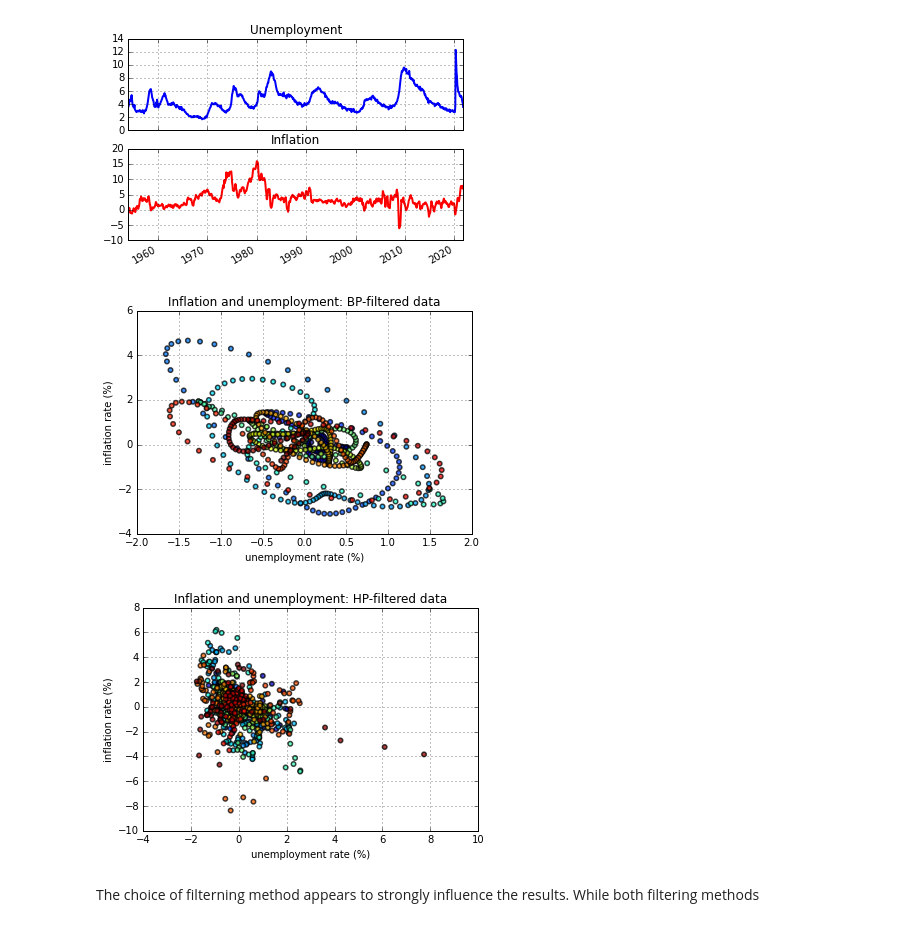
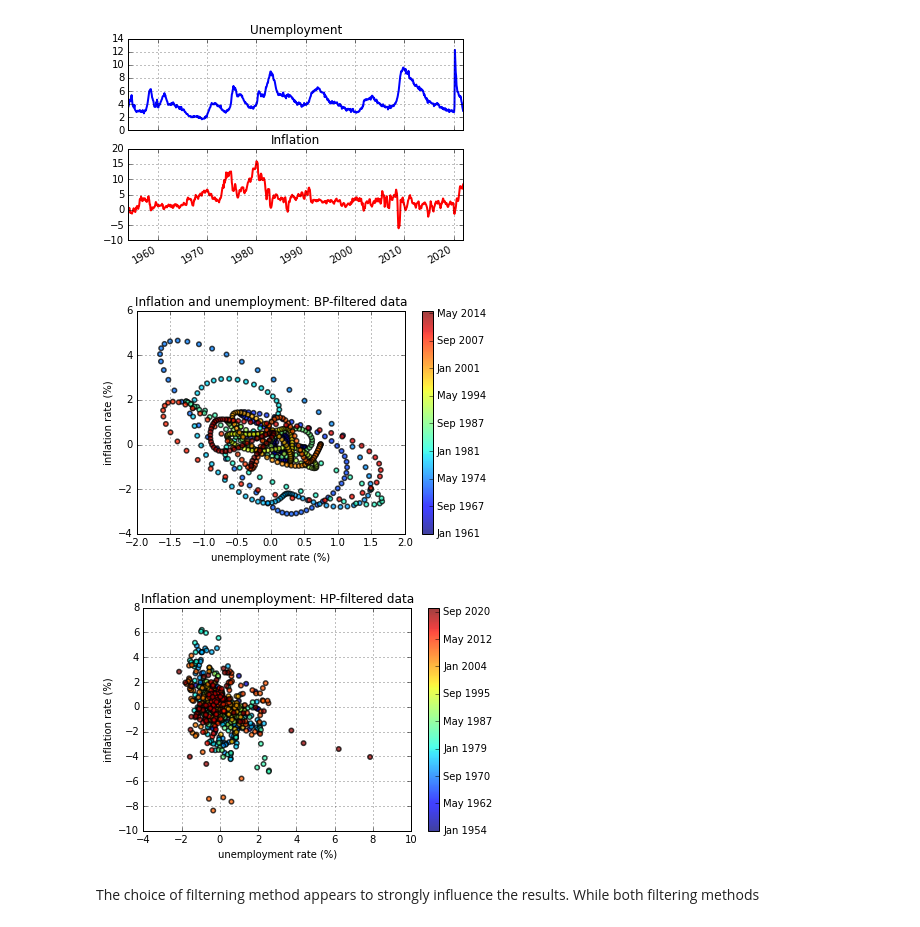
Before and after one commit to letsgoexploring/fredataPackage, a Jupyter notebook: docs/source/fredpy_examples.ipynb, the cells around one changed output. Cells and saved outputs as stored; diff of their text form; code cells hidden in the pictures.

```diff
--- a/docs/source/fredpy_examples.ipynb
+++ b/docs/source/fredpy_examples.ipynb
@@ -357,19 +357,23 @@ fig.autofmt_xdate()
 # %%
 # Filter the data
 p_bpcycle,p_bptrend = p.bp_filter(low=24,high=84,K=84)
 u_bpcycle,u_bptrend = u.bp_filter(low=24,high=84,K=84)
 
 # Scatter plot of BP-filtered inflation and unemployment data (Sargent's Figure 1.5)
 fig = plt.figure()
 ax = fig.add_subplot(1,1,1)
 t = np.arange(len(u_bpcycle.data))
-ax.scatter(u_bpcycle.data,p_bpcycle.data,facecolors='none',alpha=0.75,s=20,c=t, linewidths=1.5)
+plt.scatter(u_bpcycle.data,p_bpcycle.data,facecolors='none',alpha=0.75,s=20,c=t, linewidths=1.5)
 ax.set_xlabel('unemployment rate (%)')
 ax.set_ylabel('inflation rate (%)')
 ax.set_title('Inflation and unemployment: BP-filtered data')
 ax.grid(True)
+
+cbar = plt.colorbar(ax = ax)
+cbar.set_ticks([int(i) for i in cbar.get_ticks()])
+cbar.set_ticklabels([p_bpcycle.data.index[int(i)].strftime('%b %Y') for i in cbar.get_ticks()[:-1]])
 # %% [output]
-[figure, old version]
+[figure, new version]
 # %%
 # HP filter
 p_hpcycle,p_hptrend = p.hp_filter(lamb=129600)
@@ -379,13 +383,17 @@ u_hpcycle,u_hptrend = u.hp_filter(lamb=129600)
 fig = plt.figure()
 ax = fig.add_subplot(1,1,1)
 t = np.arange(len(u_hpcycle.data))
-ax.scatter(u_hpcycle.data,p_hpcycle.data,facecolors='none',alpha=0.75,s=20,c=t, linewidths=1.5)
+plt.scatter(u_hpcycle.data,p_hpcycle.data,facecolors='none',alpha=0.75,s=20,c=t, linewidths=1.5)
 ax.set_xlabel('unemployment rate (%)')
 ax.set_ylabel('inflation rate (%)')
 ax.set_title('Inflation and unemployment: HP-filtered data')
 ax.grid(True)
+
+cbar = plt.colorbar(ax = ax)
+cbar.set_ticks([int(i) for i in cbar.get_ticks()])
+cbar.set_ticklabels([p_hpcycle.data.index[int(i)].strftime('%b %Y') for i in cbar.get_ticks()[:-1]])
 # %% [output]
-[figure, old version]
+[figure, new version]
 # %% [markdown]
 The choice of filterning method appears to strongly influence the results. While both filtering methods
 # %% [markdown]
```
Also changed, not shown: parts of 7 cells of this notebook, 45 other files.
